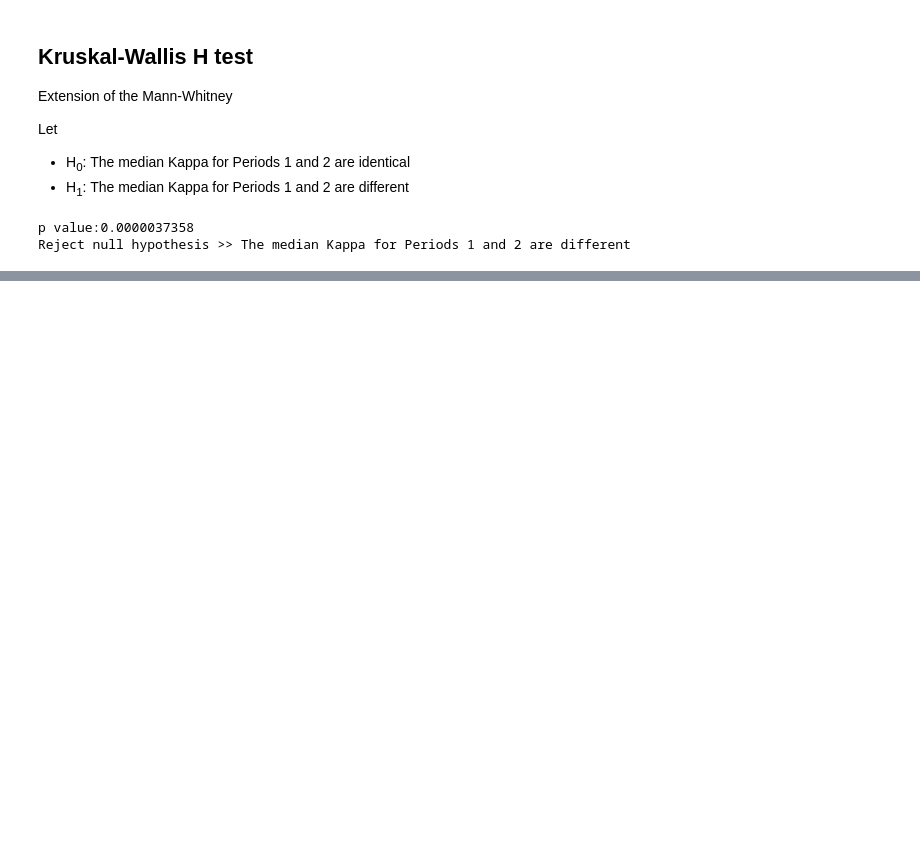
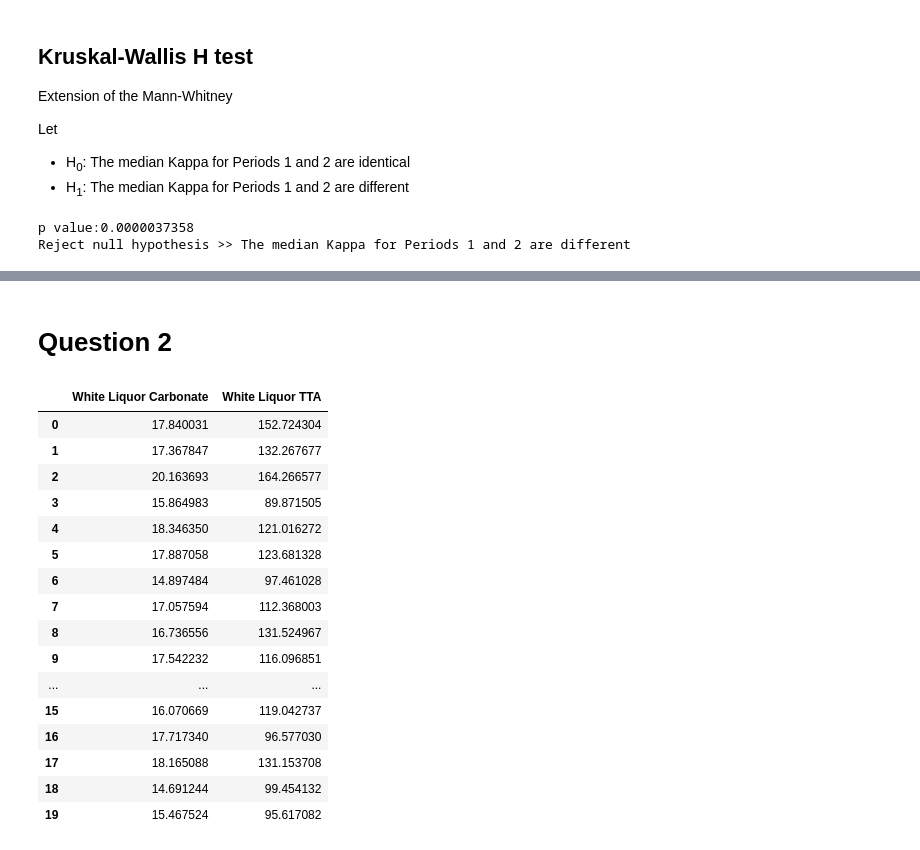
Before and after one commit to E-Lombo/che223-statistics, a Jupyter notebook: Assignment 2/data.ipynb, the cells around one changed output, grey strips where cells are left out. Drawn from its saved outputs; the diff is of its cells as text; code cells hidden in the pictures; blank space fills up the shorter version.

```diff
--- a/Assignment 2/data.ipynb
+++ b/Assignment 2/data.ipynb
@@ -132,0 +140,23 @@ Reject null hypothesis >> The median Kappa for Periods 1 and 2 are different
+# %% [markdown]
+# Question 2
+# %%
+df2 = pd.read_csv("Group_11_Question_2_Data.csv", index_col=0)
+df2
+# %% [output]
+|  | White Liquor Carbonate | White Liquor TTA |
+| 0 | 17.840031 | 152.724304 |
+| 1 | 17.367847 | 132.267677 |
+| 2 | 20.163693 | 164.266577 |
+| 3 | 15.864983 | 89.871505 |
+| 4 | 18.346350 | 121.016272 |
+| 5 | 17.887058 | 123.681328 |
+| 6 | 14.897484 | 97.461028 |
+| 7 | 17.057594 | 112.368003 |
+| 8 | 16.736556 | 131.524967 |
+| 9 | 17.542232 | 116.096851 |
+| ... | ... | ... |
+| 15 | 16.070669 | 119.042737 |
+| 16 | 17.717340 | 96.577030 |
+| 17 | 18.165088 | 131.153708 |
+| 18 | 14.691244 | 99.454132 |
+| 19 | 15.467524 | 95.617082 |
```
Also changed, not shown: parts of 12 cells of this notebook, 1 other file.
